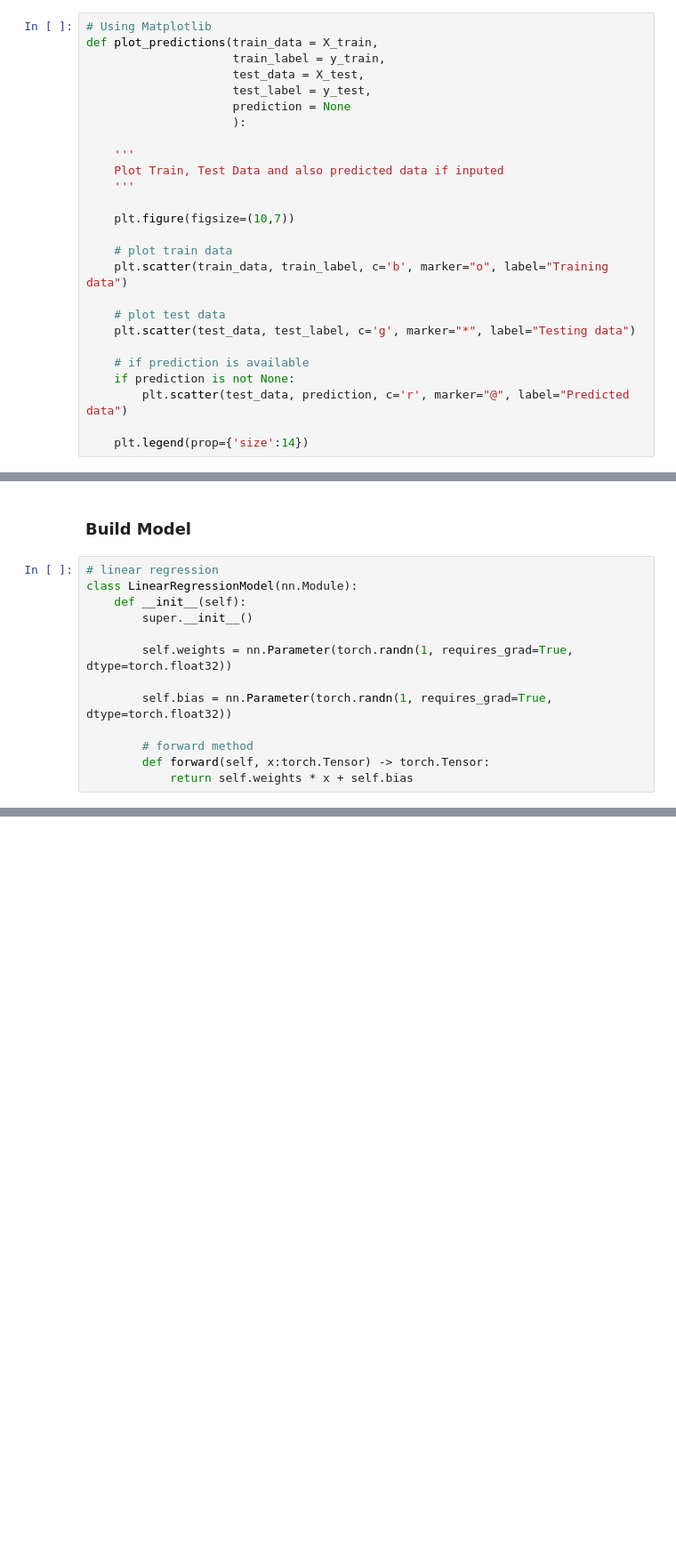
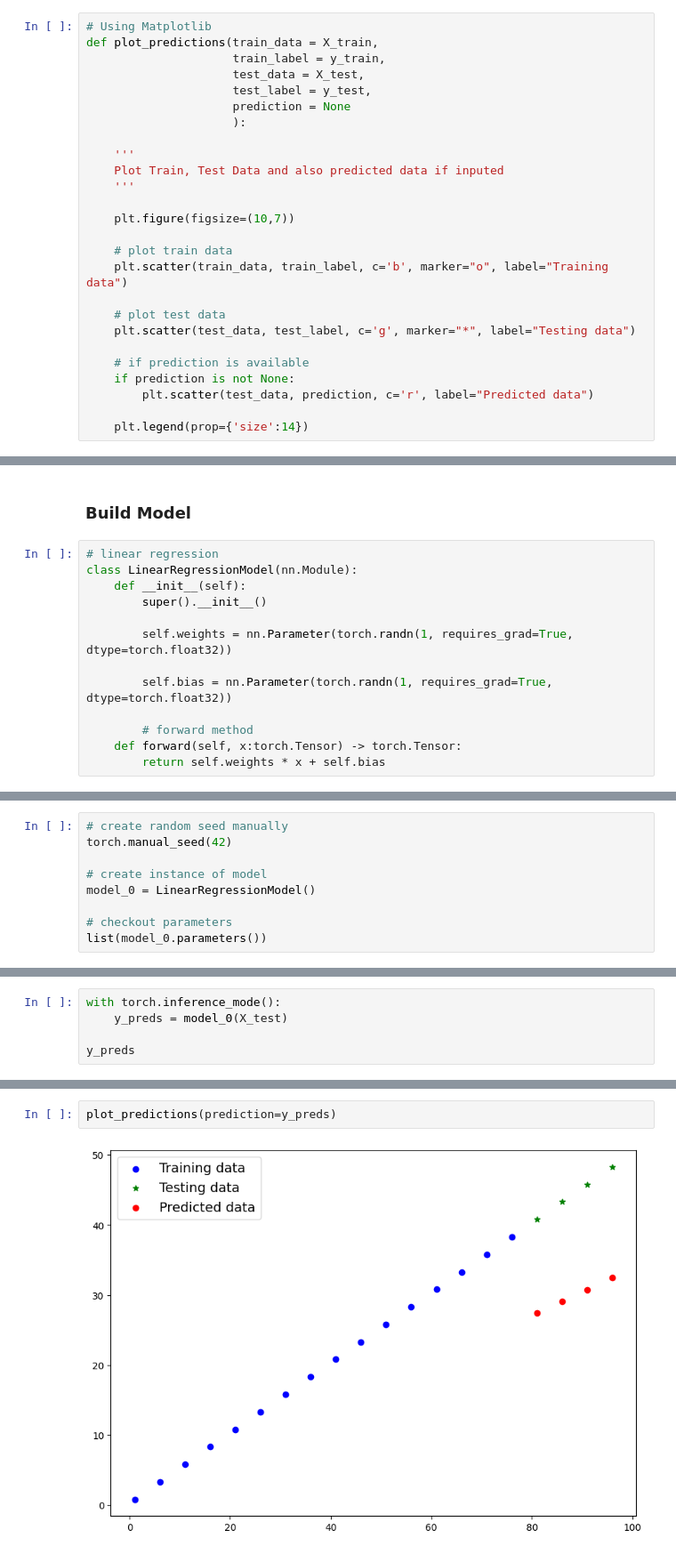
Before and after one commit to Abisheklimbu/pytorch, a Jupyter notebook: 01_pytorch_workflow.ipynb, the cells around one changed output, grey strips where cells are left out. Shown at 89% size. Drawn from its saved outputs; the diff is of its cells as text; blank space fills up the shorter version.

```diff
--- a/01_pytorch_workflow.ipynb
+++ b/01_pytorch_workflow.ipynb
@@ -122,7 +122,7 @@ def plot_predictions(train_data = X_train,
 
     # if prediction is available
     if prediction is not None:
-        plt.scatter(test_data, prediction, c='r', marker="@", label="Predicted data")
+        plt.scatter(test_data, prediction, c='r', label="Predicted data")
 
     plt.legend(prop={'size':14})
 # %%
@@ -135,12 +135,12 @@ plot_predictions()
 # linear regression
 class LinearRegressionModel(nn.Module):
     def __init__(self):
-        super.__init__()
+        super().__init__()
 
         self.weights = nn.Parameter(torch.randn(1, requires_grad=True, dtype=torch.float32))
 
         self.bias = nn.Parameter(torch.randn(1, requires_grad=True, dtype=torch.float32))
 
         # forward method
-        def forward(self, x:torch.Tensor) -> torch.Tensor:
-            return self.weights * x + self.bias
+    def forward(self, x:torch.Tensor) -> torch.Tensor:
+        return self.weights * x + self.bias
@@ -146,0 +149,9 @@ class LinearRegressionModel(nn.Module):
+# %%
+# create random seed manually
+torch.manual_seed(42)
+
+# create instance of model
+model_0 = LinearRegressionModel()
+
+# checkout parameters
+list(model_0.parameters())
@@ -146,0 +181,5 @@ class LinearRegressionModel(nn.Module):
+# %%
+with torch.inference_mode():
+    y_preds = model_0(X_test)
+
+y_preds
@@ -146,0 +191,4 @@ class LinearRegressionModel(nn.Module):
+# %%
+plot_predictions(prediction=y_preds)
+# %% [output]
+[figure, added]
```
Also changed, not shown: parts of 6 cells of this notebook.
